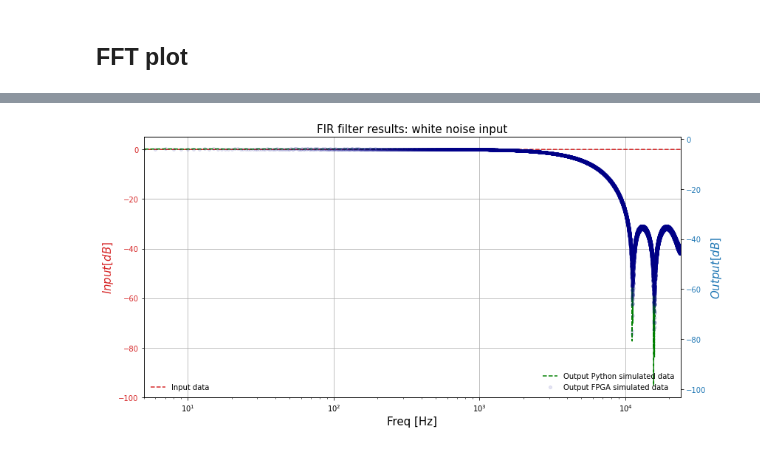
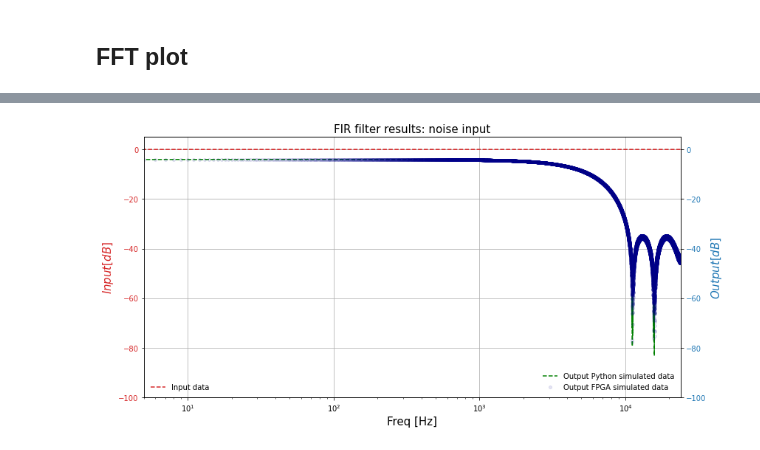
Before and after one commit to Gabriele-bot/MAPD_LAB, a Jupyter notebook: FIR_project/notebook/FIR_filter_ARTY.ipynb, the cells around one changed output, grey strips where cells are left out. Saved outputs shown, nothing was run; the diff lists cells and outputs as text; code cells hidden in the pictures.

```diff
--- a/FIR_project/notebook/FIR_filter_ARTY.ipynb
+++ b/FIR_project/notebook/FIR_filter_ARTY.ipynb
@@ -172,32 +177,33 @@ plt.show()
 # %%
 color = 'tab:red'
 fig, ax1 = plt.subplots(figsize=(12,6))
 ax1.set_ylabel('$Input [dB]$', color=color, fontsize=15)
 ax1.set_xlabel('Freq [Hz]', fontsize=15)
 line1 = ax1.plot(freq_dom, 20*np.log10(np.abs(fft_unf)),
                  '--', markersize=1, color=color, label='Input data')
 ax1.tick_params(axis='y', labelcolor=color)
 #ax1.set_ylim(5, 24000)
-ax1.set_title('FIR filter results: white noise input', fontsize=15)
+ax1.set_title('FIR filter results: noise input', fontsize=15)
 ax1.legend(loc='lower left', frameon=False)
 ax1.set_xscale('log')
 ax1.set_xlim(5,24000)
 ax1.set_ylim(-100,5)
 ax1.grid(True)
 
 ax2 = ax1.twinx()
 
 color = 'tab:blue'
 ax2.set_ylabel('$Output [dB]$', color=color, fontsize=15)
 line2 = ax2.plot(freq_dom, 20*np.log10(np.abs(fft_fil)),
                  '--', markersize=1, color='green', label='Output Python simulated data')
 line3 = ax2.plot(freq_dom, 20*np.log10(np.abs(fft_fil_FPGA)),
                  'o', markersize=4, color='darkblue', alpha=0.1, label='Output FPGA simulated data')
 ax2.tick_params(axis='y', labelcolor=color)
 ax2.legend(loc='lower right', frameon=False)
+ax2.set_ylim(-100,5)
 
 fig.tight_layout()
 plt.savefig('plots/fft_plot_log.pdf')
 plt.show()
 # %% [output]
-[figure, old version]
+[figure, new version]
```
Also changed, not shown: parts of 4 cells of this notebook, 6 other files.
